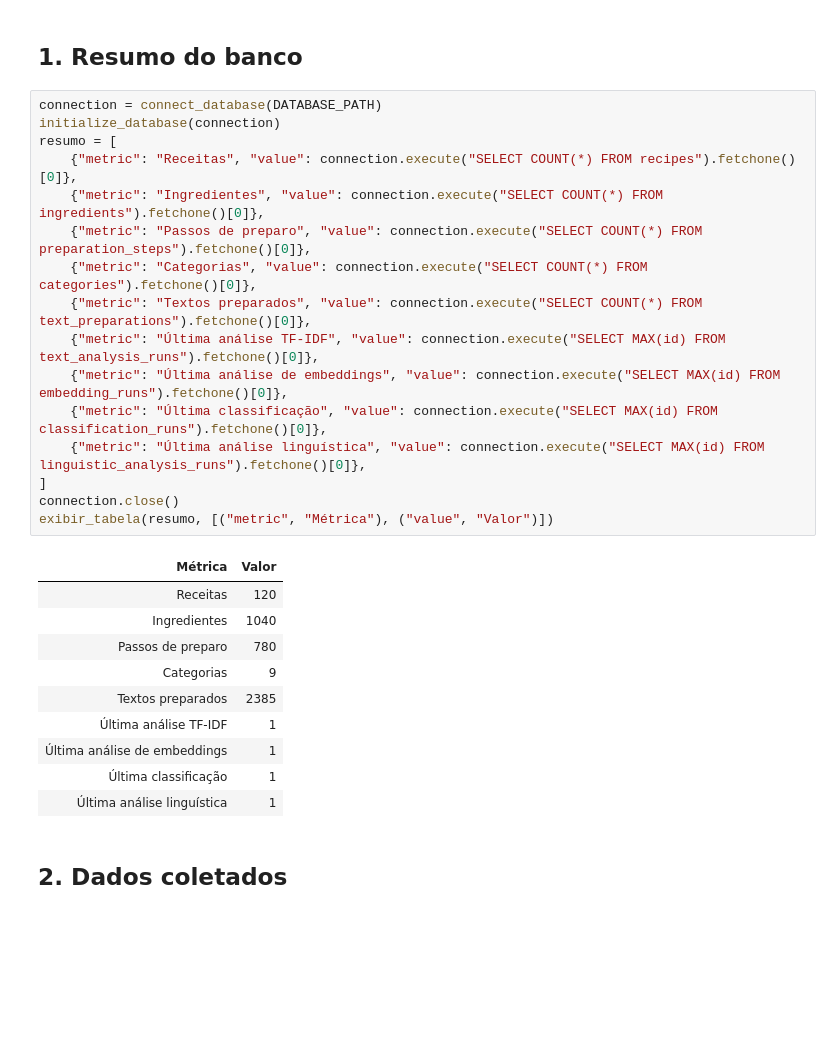
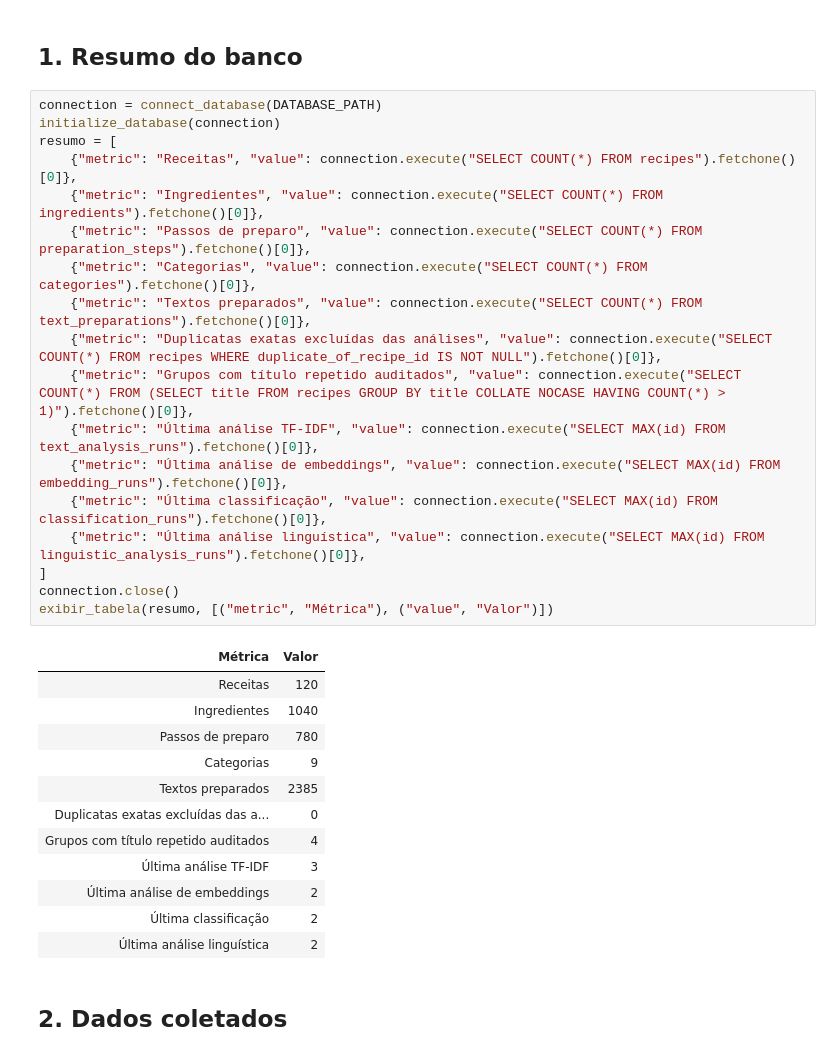
Before and after one commit to PHPacheco/Raspagem, a Jupyter notebook: notebooks/Trabalho PLN.ipynb, the cells around one changed output. Saved outputs shown, nothing was run; the diff lists cells and outputs as text; blank space fills up the shorter version.

```diff
--- a/notebooks/Trabalho PLN.ipynb
+++ b/notebooks/Trabalho PLN.ipynb
@@ -83,30 +83,34 @@ Análise linguística disponível: execução 1
 # %%
 connection = connect_database(DATABASE_PATH)
 initialize_database(connection)
 resumo = [
     {"metric": "Receitas", "value": connection.execute("SELECT COUNT(*) FROM recipes").fetchone()[0]},
     {"metric": "Ingredientes", "value": connection.execute("SELECT COUNT(*) FROM ingredients").fetchone()[0]},
     {"metric": "Passos de preparo", "value": connection.execute("SELECT COUNT(*) FROM preparation_steps").fetchone()[0]},
     {"metric": "Categorias", "value": connection.execute("SELECT COUNT(*) FROM categories").fetchone()[0]},
     {"metric": "Textos preparados", "value": connection.execute("SELECT COUNT(*) FROM text_preparations").fetchone()[0]},
+    {"metric": "Duplicatas exatas excluídas das análises", "value": connection.execute("SELECT COUNT(*) FROM recipes WHERE duplicate_of_recipe_id IS NOT NULL").fetchone()[0]},
+    {"metric": "Grupos com título repetido auditados", "value": connection.execute("SELECT COUNT(*) FROM (SELECT title FROM recipes GROUP BY title COLLATE NOCASE HAVING COUNT(*) > 1)").fetchone()[0]},
     {"metric": "Última análise TF-IDF", "value": connection.execute("SELECT MAX(id) FROM text_analysis_runs").fetchone()[0]},
     {"metric": "Última análise de embeddings", "value": connection.execute("SELECT MAX(id) FROM embedding_runs").fetchone()[0]},
     {"metric": "Última classificação", "value": connection.execute("SELECT MAX(id) FROM classification_runs").fetchone()[0]},
     {"metric": "Última análise linguística", "value": connection.execute("SELECT MAX(id) FROM linguistic_analysis_runs").fetchone()[0]},
 ]
 connection.close()
 exibir_tabela(resumo, [("metric", "Métrica"), ("value", "Valor")])
 # %% [output]
 | Métrica | Valor |
 | Receitas | 120 |
 | Ingredientes | 1040 |
 | Passos de preparo | 780 |
 | Categorias | 9 |
 | Textos preparados | 2385 |
-| Última análise TF-IDF | 1 |
-| Última análise de embeddings | 1 |
-| Última classificação | 1 |
-| Última análise linguística | 1 |
+| Duplicatas exatas excluídas das a... | 0 |
+| Grupos com título repetido auditados | 4 |
+| Última análise TF-IDF | 3 |
+| Última análise de embeddings | 2 |
+| Última classificação | 2 |
+| Última análise linguística | 2 |
 # %% [markdown]
 ## 2. Dados coletados
 # %%
```
Also changed, not shown: parts of 9 cells of this notebook, 17 other files.
